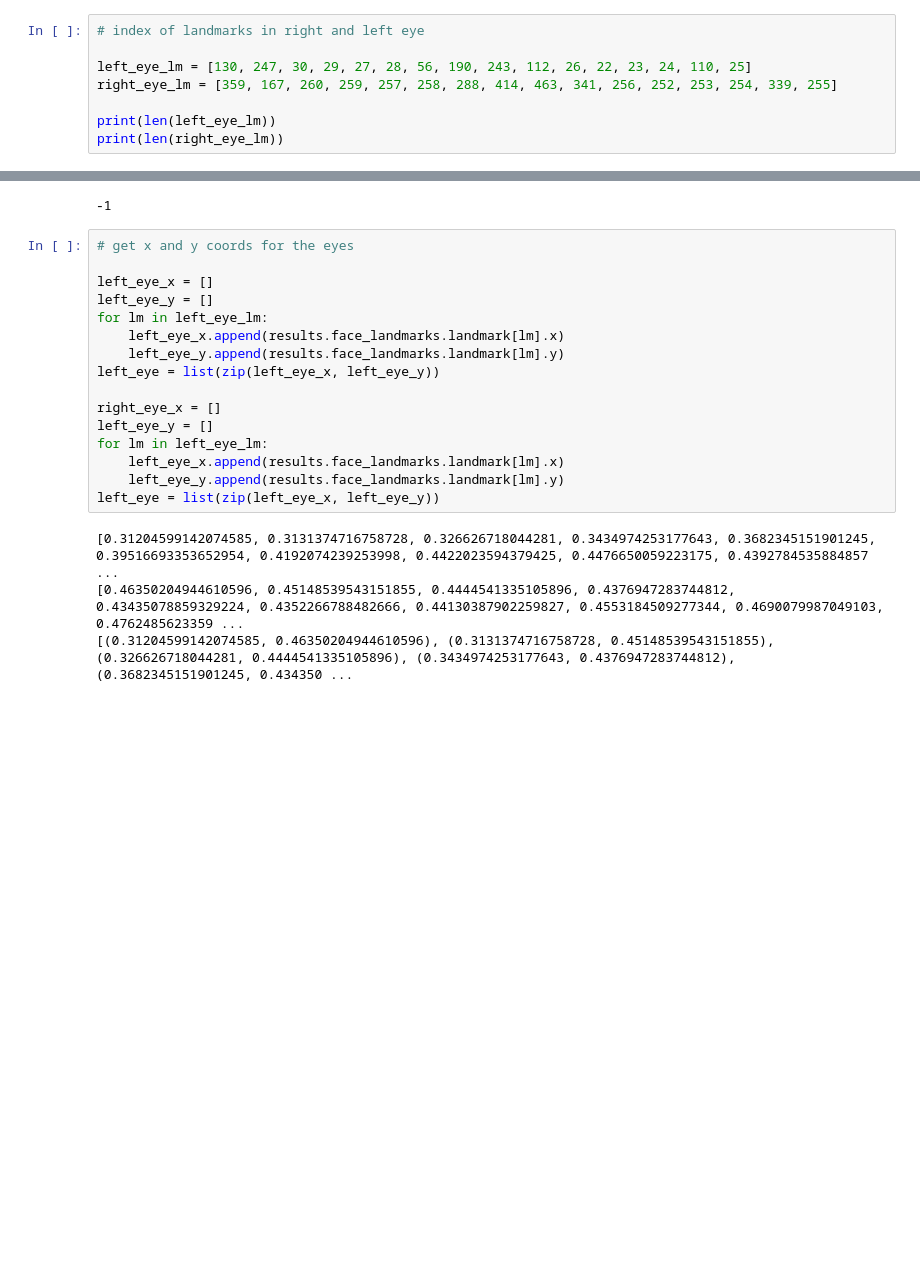
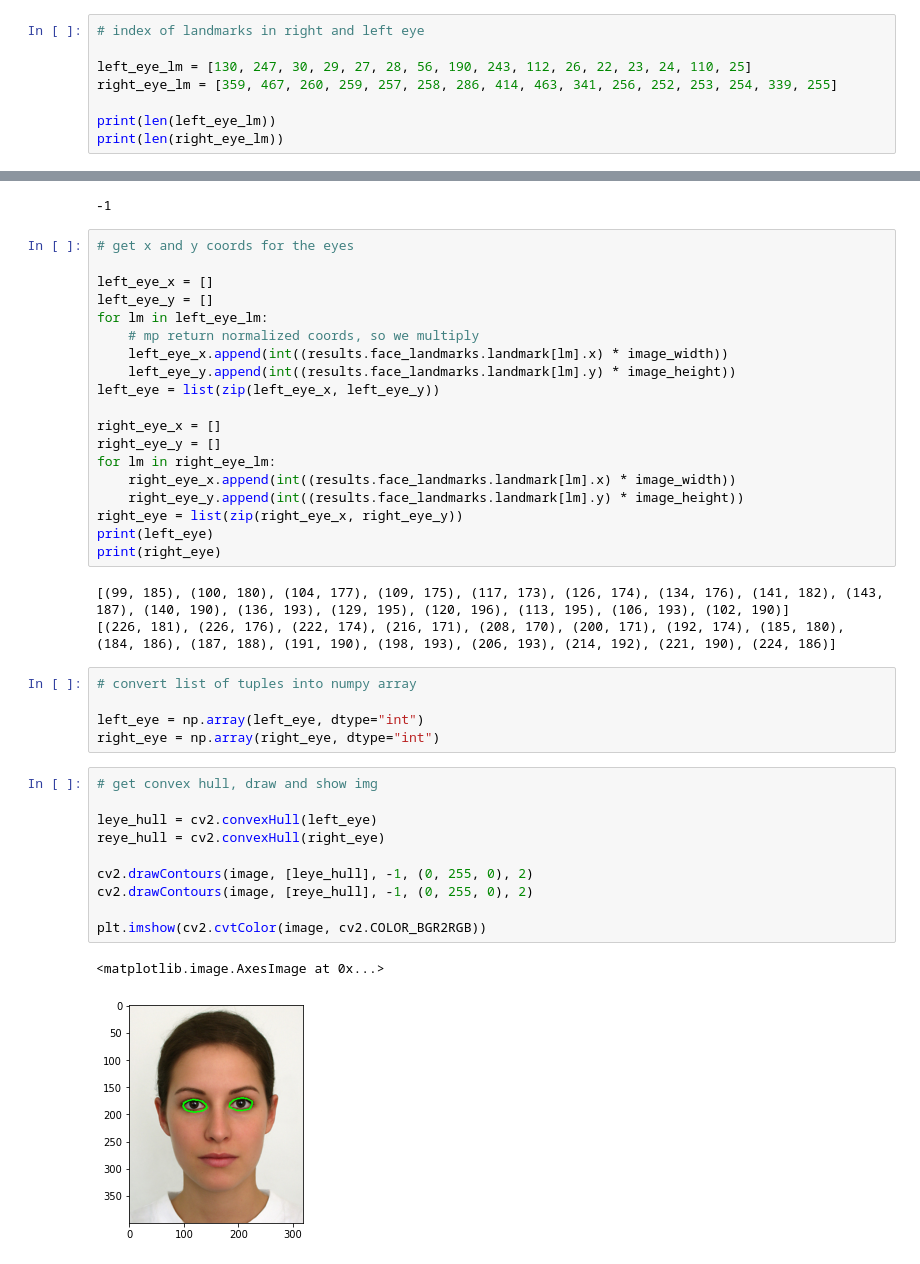
Before and after one commit to lpianta/ai_fall_exercises, a Jupyter notebook: Capstone_Project/notebooks/mediapipe_eye_landmark.ipynb, the cells around one changed output, grey strips where cells are left out. Drawn from its saved outputs; the diff is of its cells as text; blank space fills up the shorter version.

Commit message:
mediapipe eyes landmarks update

```diff
--- a/Capstone_Project/notebooks/mediapipe_eye_landmark.ipynb
+++ b/Capstone_Project/notebooks/mediapipe_eye_landmark.ipynb
@@ -10,7 +12,7 @@ mp_holistic = mp.solutions.holistic
 # index of landmarks in right and left eye
 
 left_eye_lm = [130, 247, 30, 29, 27, 28, 56, 190, 243, 112, 26, 22, 23, 24, 110, 25]
-right_eye_lm = [359, 167, 260, 259, 257, 258, 288, 414, 463, 341, 256, 252, 253, 254, 339, 255]
+right_eye_lm = [359, 467, 260, 259, 257, 258, 286, 414, 463, 341, 256, 252, 253, 254, 339, 255]
 
 print(len(left_eye_lm))
 print(len(right_eye_lm))
@@ -60,17 +62,37 @@ Nose coordinates: (160.1835060119629, 226.37474536895752)
 left_eye_x = []
 left_eye_y = []
 for lm in left_eye_lm:
-    left_eye_x.append(results.face_landmarks.landmark[lm].x)
-    left_eye_y.append(results.face_landmarks.landmark[lm].y)
+    # mp return normalized coords, so we multiply
+    left_eye_x.append(int((results.face_landmarks.landmark[lm].x) * image_width))
+    left_eye_y.append(int((results.face_landmarks.landmark[lm].y) * image_height))
 left_eye = list(zip(left_eye_x, left_eye_y))
 
 right_eye_x = []
-left_eye_y = []
-for lm in left_eye_lm:
-    left_eye_x.append(results.face_landmarks.landmark[lm].x)
-    left_eye_y.append(results.face_landmarks.landmark[lm].y)
-left_eye = list(zip(left_eye_x, left_eye_y))
+right_eye_y = []
+for lm in right_eye_lm:
+    right_eye_x.append(int((results.face_landmarks.landmark[lm].x) * image_width))
+    right_eye_y.append(int((results.face_landmarks.landmark[lm].y) * image_height))
+right_eye = list(zip(right_eye_x, right_eye_y))
+print(left_eye)
+print(right_eye)
 # %% [output]
-[0.31204599142074585, 0.3131374716758728, 0.326626718044281, 0.3434974253177643, 0.3682345151901245, 0.39516693353652954, 0.4192074239253998, 0.4422023594379425, 0.4476650059223175, 0.4392784535884857 ...
-[0.46350204944610596, 0.45148539543151855, 0.4444541335105896, 0.4376947283744812, 0.43435078859329224, 0.4352266788482666, 0.44130387902259827, 0.4553184509277344, 0.4690079987049103, 0.4762485623359 ...
-[(0.31204599142074585, 0.46350204944610596), (0.3131374716758728, 0.45148539543151855), (0.326626718044281, 0.4444541335105896), (0.3434974253177643, 0.4376947283744812), (0.3682345151901245, 0.434350 ...
+[(99, 185), (100, 180), (104, 177), (109, 175), (117, 173), (126, 174), (134, 176), (141, 182), (143, 187), (140, 190), (136, 193), (129, 195), (120, 196), (113, 195), (106, 193), (102, 190)]
+[(226, 181), (226, 176), (222, 174), (216, 171), (208, 170), (200, 171), (192, 174), (185, 180), (184, 186), (187, 188), (191, 190), (198, 193), (206, 193), (214, 192), (221, 190), (224, 186)]
+# %%
+# convert list of tuples into numpy array
+
+left_eye = np.array(left_eye, dtype="int")
+right_eye = np.array(right_eye, dtype="int")
+# %%
+# get convex hull, draw and show img
+
+leye_hull = cv2.convexHull(left_eye)
+reye_hull = cv2.convexHull(right_eye)
+
+cv2.drawContours(image, [leye_hull], -1, (0, 255, 0), 2)
+cv2.drawContours(image, [reye_hull], -1, (0, 255, 0), 2)
+
+plt.imshow(cv2.cvtColor(image, cv2.COLOR_BGR2RGB))
+# %% [output]
+<matplotlib.image.AxesImage at 0x...>
+[figure, added]
```
Also changed, not shown: parts of 1 cell of this notebook.
